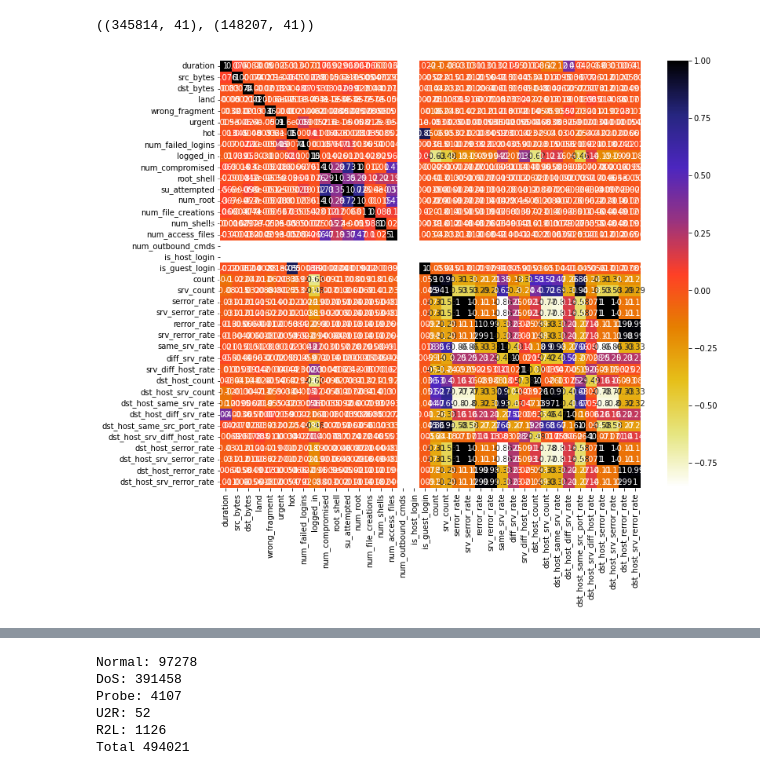
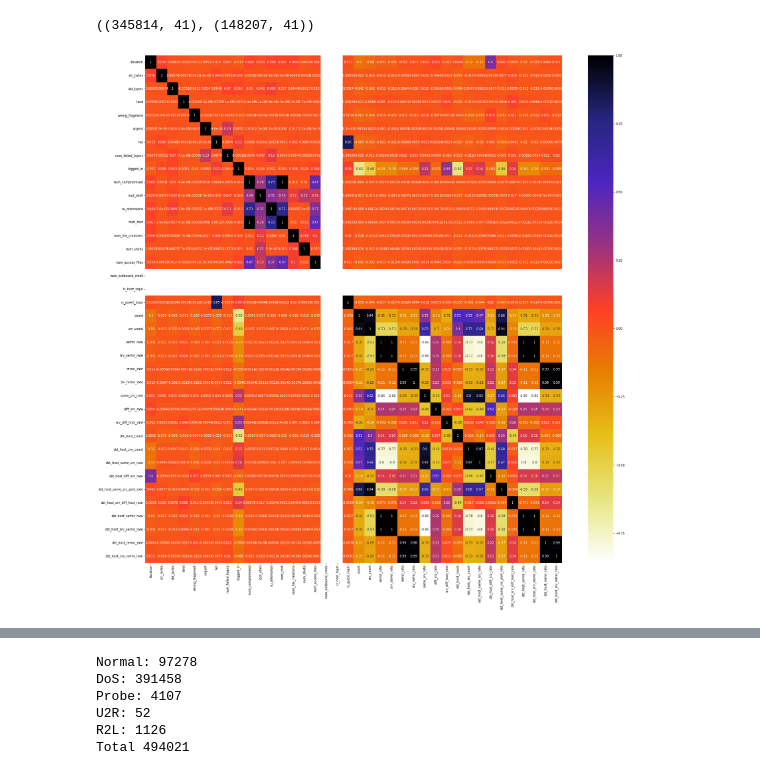
Before and after one commit to gabrielleviray/CMPE_209_Group_1_Project, a Jupyter notebook: data_cleanup_multi.ipynb, the cells around one changed output, grey strips where cells are left out. Saved outputs shown, nothing was run; the diff lists cells and outputs as text; code cells hidden in the pictures.

```diff
--- a/data_cleanup_multi.ipynb
+++ b/data_cleanup_multi.ipynb
@@ -141,9 +141,9 @@ X_train.shape, X_test.shape
 ((345814, 41), (148207, 41))
 # %%
 import seaborn as sns
-plt.figure(figsize=(12,10))
+plt.figure(figsize=(30,30))
 cor = X_train.corr()
 sns.heatmap(cor, annot=True, cmap=plt.cm.CMRmap_r)
 plt.show()
 # %% [output]
-[figure, old version]
+[figure, new version]
```
Also changed, not shown: parts of 4 cells of this notebook, 1 other file.
